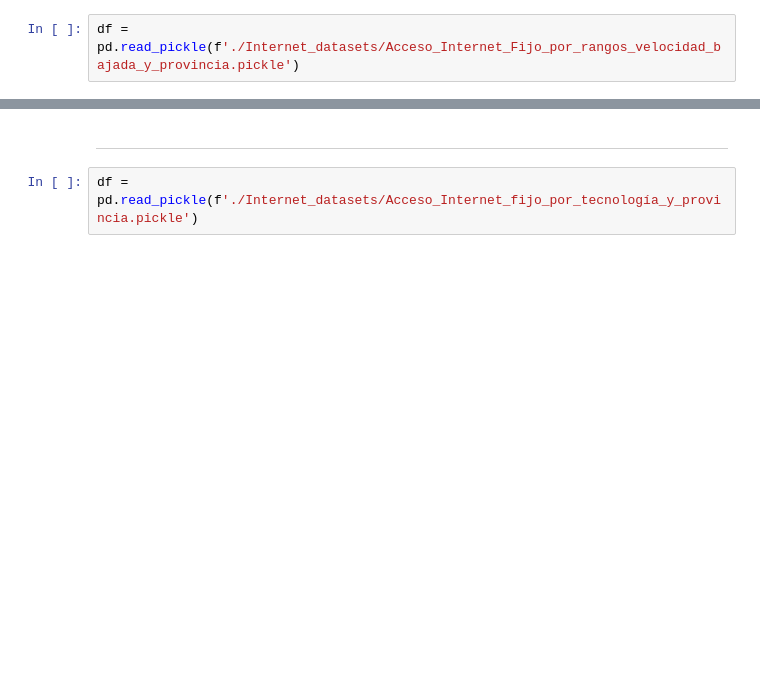
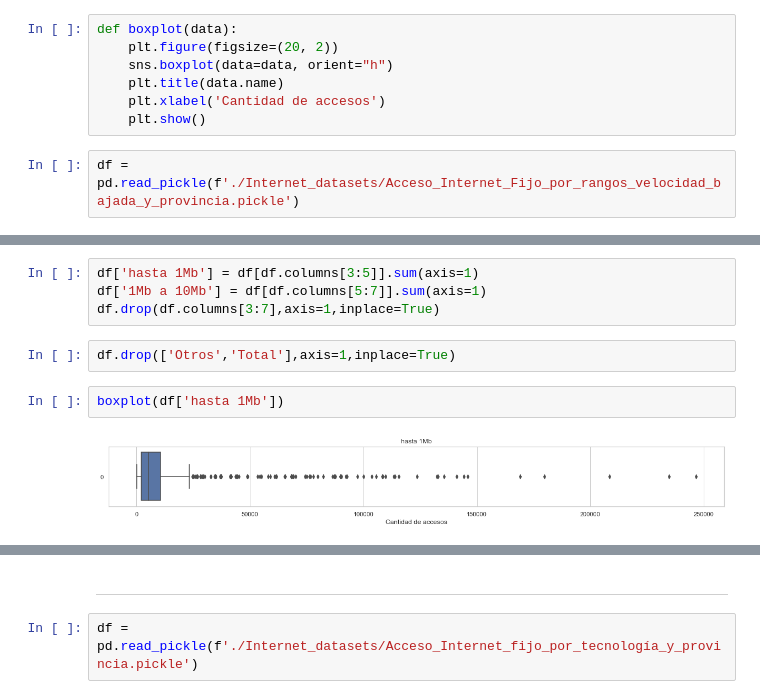
Before and after one commit to Galo0000/Analitics_Proyect, a Jupyter notebook: EDA.ipynb, the cells around one changed output, grey strips where cells are left out. Cells and saved outputs as stored; diff of their text form; blank space fills up the shorter version.

```diff
--- a/EDA.ipynb
+++ b/EDA.ipynb
@@ -49,2 +47,9 @@ def data_view(df):
+# %%
+def boxplot(data):
+    plt.figure(figsize=(20, 2))
+    sns.boxplot(data=data, orient="h")
+    plt.title(data.name)
+    plt.xlabel('Cantidad de accesos')
+    plt.show()
 # %%
 df = pd.read_pickle(f'./Internet_datasets/Acceso_Internet_Fijo_por_rangos_velocidad_bajada_y_provincia.pickle')
@@ -106,0 +87,10 @@ dtype: float64
+# %%
+df['hasta 1Mb'] = df[df.columns[3:5]].sum(axis=1)
+df['1Mb a 10Mb'] = df[df.columns[5:7]].sum(axis=1)
+df.drop(df.columns[3:7],axis=1,inplace=True)
+# %%
+df.drop(['Otros','Total'],axis=1,inplace=True)
+# %%
+boxplot(df['hasta 1Mb'])
+# %% [output]
+[figure, added]
```
Also changed, not shown: parts of 33 cells of this notebook, 8 other files.
